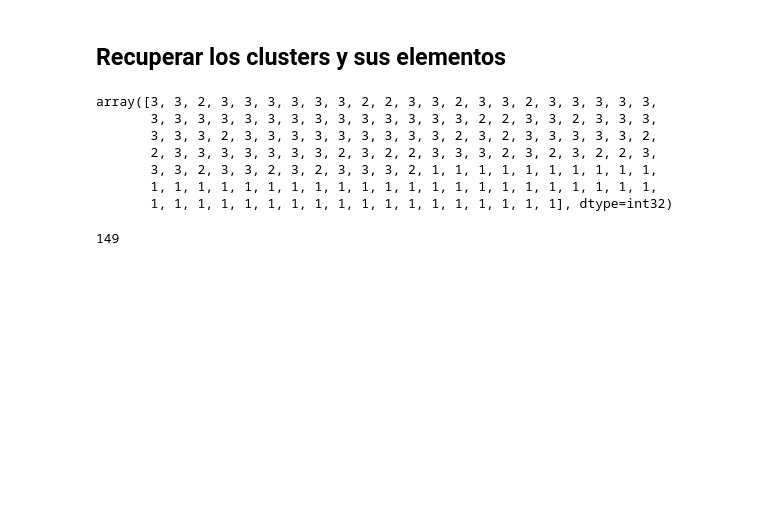
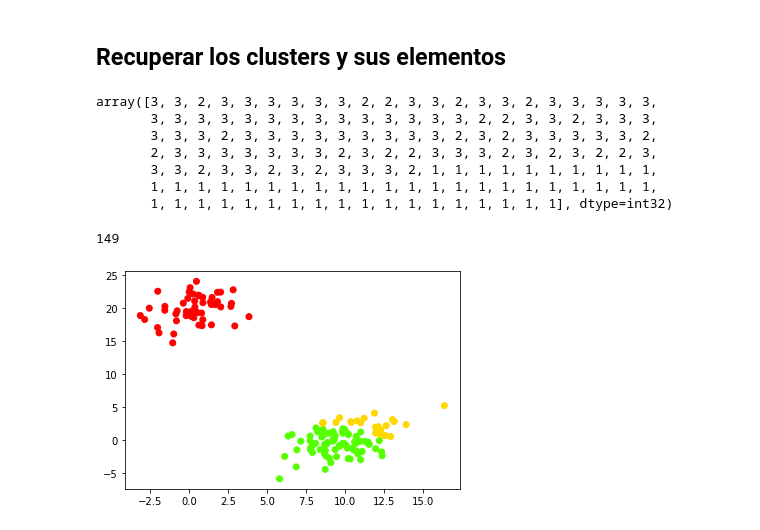
Before and after one commit to LaRosaM/udemy-datascience, a Jupyter notebook: Seccion9/T6 - 2 - Clustering Jerárquico.ipynb, the cells around one changed output. Saved outputs shown, nothing was run; the diff lists cells and outputs as text; code cells hidden in the pictures; blank space fills up the shorter version.

```diff
--- a/Seccion9/T6 - 2 - Clustering Jerárquico.ipynb
+++ b/Seccion9/T6 - 2 - Clustering Jerárquico.ipynb
@@ -316,3 +316,8 @@ fcluster(Z, 8, depth=10)
 len(Z)
 # %% [output]
 149
+# %%
+plt.scatter(X[:,0], X[:,1], c=clusters, cmap="prism")
+plt.show()
+# %% [output]
+[figure, added]
```
Also changed, not shown: parts of 1 cell of this notebook.
